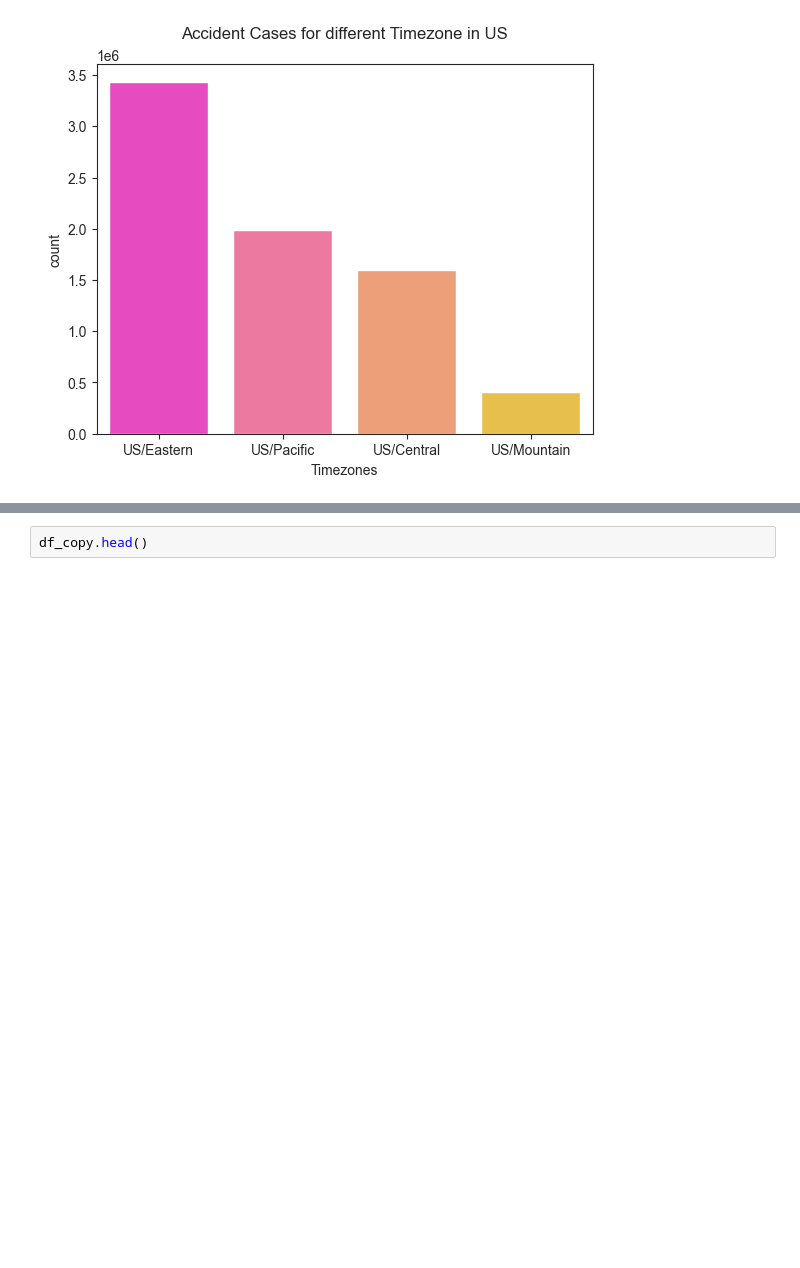
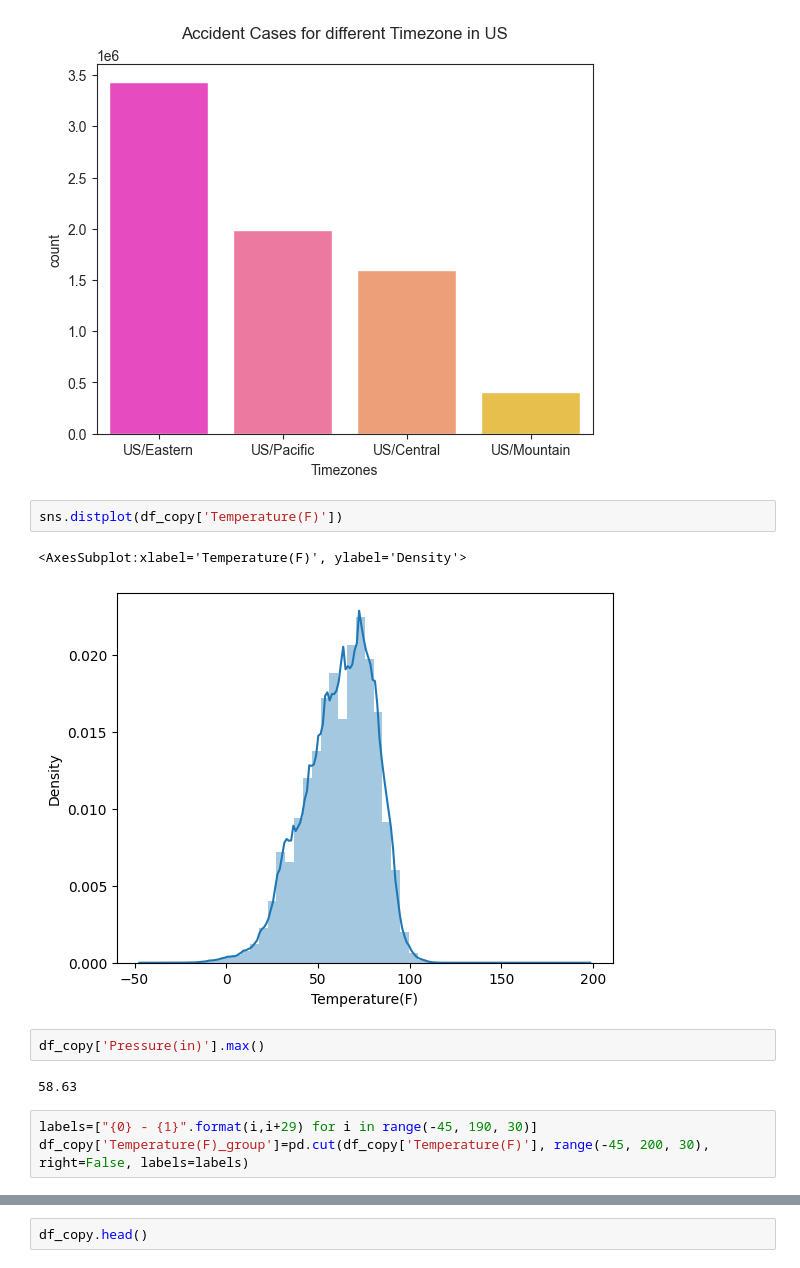
Before and after one commit to AbhirupB/Road-accidents-ML, a Jupyter notebook: EDA and training.ipynb, the cells around one changed output, grey strips where cells are left out. Saved outputs shown, nothing was run; the diff lists cells and outputs as text; blank space fills up the shorter version.

```diff
--- a/EDA and training.ipynb
+++ b/EDA and training.ipynb
@@ -776,3 +756,15 @@ plt.xlabel("Timezones")
 # %% [output]
 Text(0.5, 0, 'Timezones')
 [figure]
+# %%
+sns.distplot(df_copy['Temperature(F)'])
+# %% [output]
+<AxesSubplot:xlabel='Temperature(F)', ylabel='Density'>
+[figure, added]
+# %%
+df_copy['Pressure(in)'].max()
+# %% [output]
+58.63
+# %%
+labels=["{0} - {1}".format(i,i+29) for i in range(-45, 190, 30)]
+df_copy['Temperature(F)_group']=pd.cut(df_copy['Temperature(F)'], range(-45, 200, 30), right=False, labels=labels)
```
Also changed, not shown: parts of 12 cells of this notebook.
